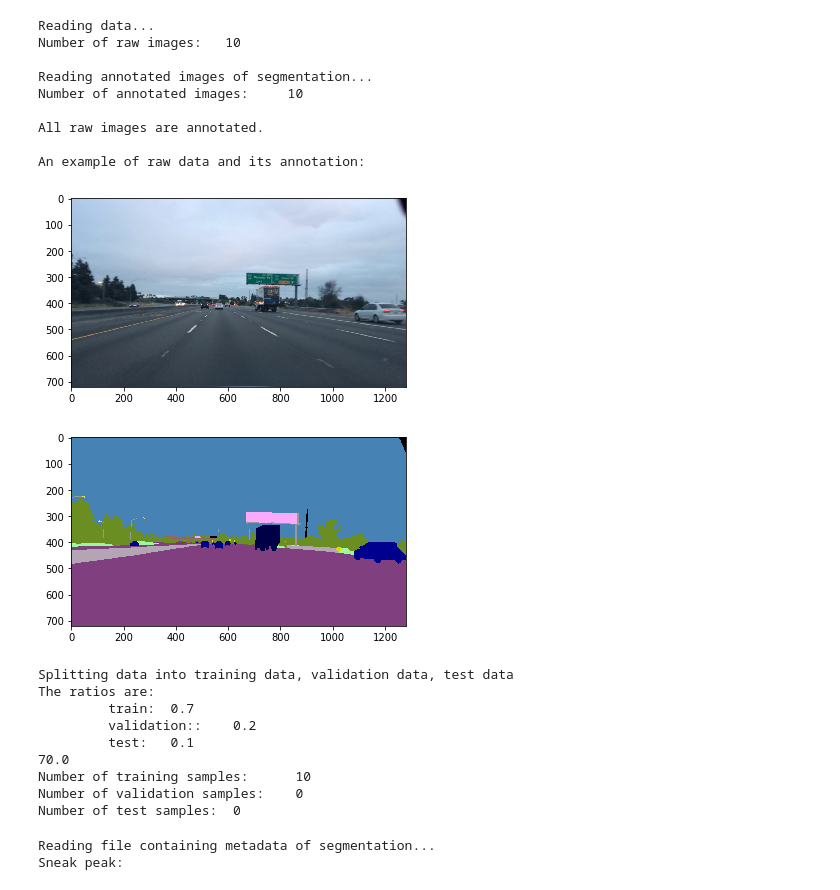
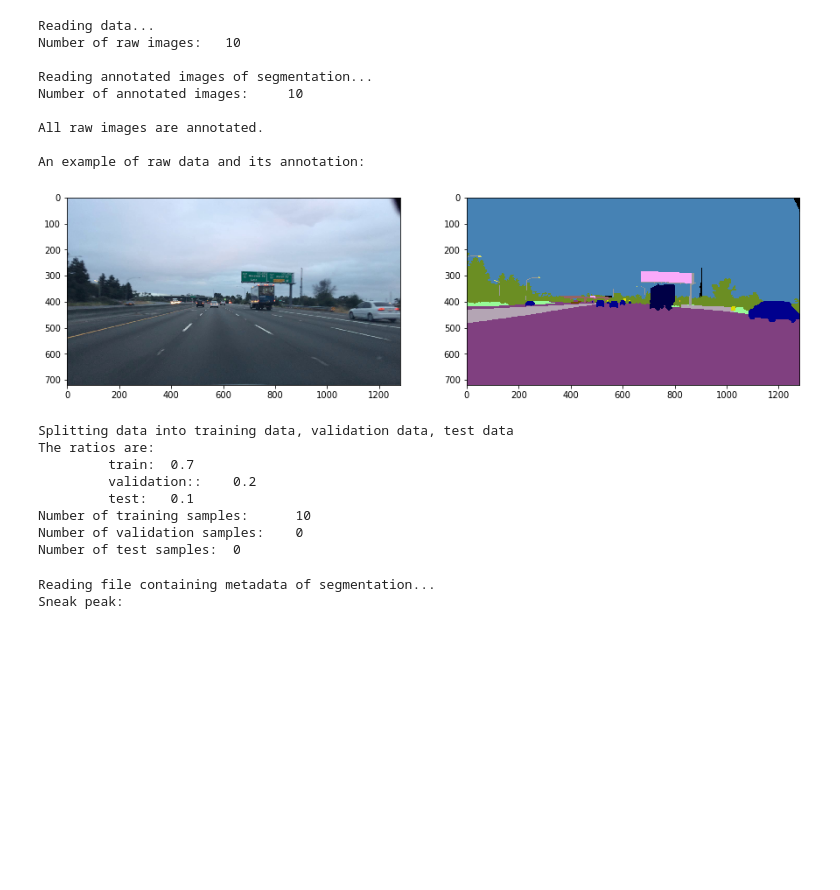
Before and after one commit to beatakovacs/Bohemian-Alligators, a Jupyter notebook: nhf.ipynb, the cells around one changed output. Drawn from its saved outputs; the diff is of its cells as text; code cells hidden in the pictures; blank space fills up the shorter version.

```diff
--- a/nhf.ipynb
+++ b/nhf.ipynb
@@ -16,43 +17,41 @@ for root, dirs, files in os.walk('data/raw_images/'):
     for filename in files:
         data_filenames.append(filename)
 
-data = [Image.open('data/raw_images/' + filename) for filename, i in zip(data_filenames , range(10))]
+data = [np.array(Image.open('data/raw_images/' + filename)) for filename, i in zip(data_filenames , range(10))]
 print("Number of raw images: \t", end="")
 print(len(data))
 
 print("\nReading annotated images of segmentation...")
 annot_filenames = []
 for root, dirs, files in os.walk('data/class_color/'):
     for filename in files:
         annot_filenames.append(filename)
 
-annot = [Image.open('data/class_color/' + filename) for filename, i in zip(annot_filenames , range(10))]
+annot = [np.array(Image.open('data/class_color/' + filename)) for filename, i in zip(annot_filenames , range(10))]
 print("Number of annotated images: \t", end="")
 print(len(annot))
 if len(data)==len(annot):
     print("\nAll raw images are annotated.\n")
 
 print("An example of raw data and its annotation: ")
 
-image = data[0]
-plt.imshow(image)
+image_raw = data[0]
+fig, ax = plt.subplots(1,2, figsize=(15,40))
+ax[0].imshow(image_raw)
+image_ann = annot[0]
+ax[1].imshow(image_ann)
 plt.show()
-
-image = annot[0]
-plt.imshow(image)
-plt.show()
 # %% [output]
 Reading data...
 Number of raw images:   10
 
 Reading annotated images of segmentation...
 Number of annotated images:     10
 
 All raw images are annotated.
 
 An example of raw data and its annotation:
-[figure, old version]
+[figure, new version]
-[figure, removed]
 # %%
 #Splitting data into train-validation-test parts with ratios 70-20-10
 print("Splitting data into training data, validation data, test data")
@@ -66,17 +65,25 @@ print("\t train:\t", train_split )
 print("\t validation::\t",valid_split )
 print("\t test:\t",test_split)
 
-#TODO shuffle
-
 #Splitting
-data_train = data[0:int(nb_samples*(1-valid_split-test_split))]
-print(nb_samples*(1-valid_split-test_split))
-annot_train = annot[0:int(nb_samples*(1-valid_split-test_split))]
+data_train = np.array(data[0:int(nb_samples*(1-valid_split-test_split))])
+annot_train = np.array(annot[0:int(nb_samples*(1-valid_split-test_split))])
 data_valid = data[int(nb_samples*(1-valid_split-test_split)):int(nb_samples*(1-test_split))]
 annot_valid = annot[int(nb_samples*(1-valid_split-test_split)):int(nb_samples*(1-test_split))]
 data_test  = data[int(nb_samples*(1-test_split)):]
 annot_test  = annot[int(nb_samples*(1-test_split)):]
 
+#Separation of axes
+red_train = []
+for img in data_train:
+    image = np.array(img.ravel(), dtype='float64')
+    red_train.append(image[0::3])
+
+print(red_train)
+
+#Standardizing
+
+
 print("Number of training samples:\t", len(data_train))
 print("Number of validation samples:\t", len(data_valid))
 print("Number of test samples:\t", len(data_test))
@@ -86,7 +93,6 @@ The ratios are:
          train:  0.7
          validation::    0.2
          test:   0.1
-70.0
 Number of training samples:      10
 Number of validation samples:    0
 Number of test samples:  0
```
Also changed, not shown: parts of 2 cells of this notebook.
